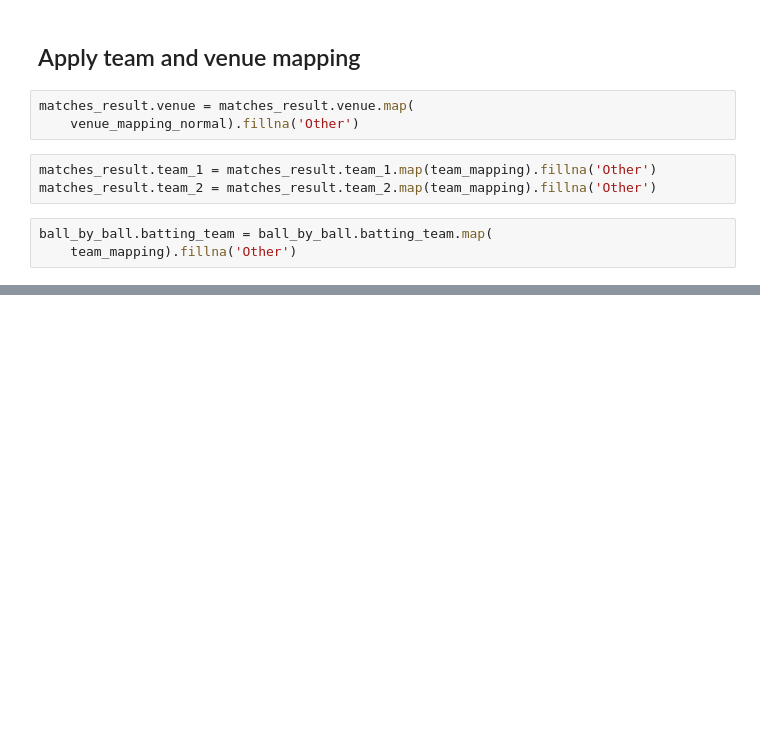
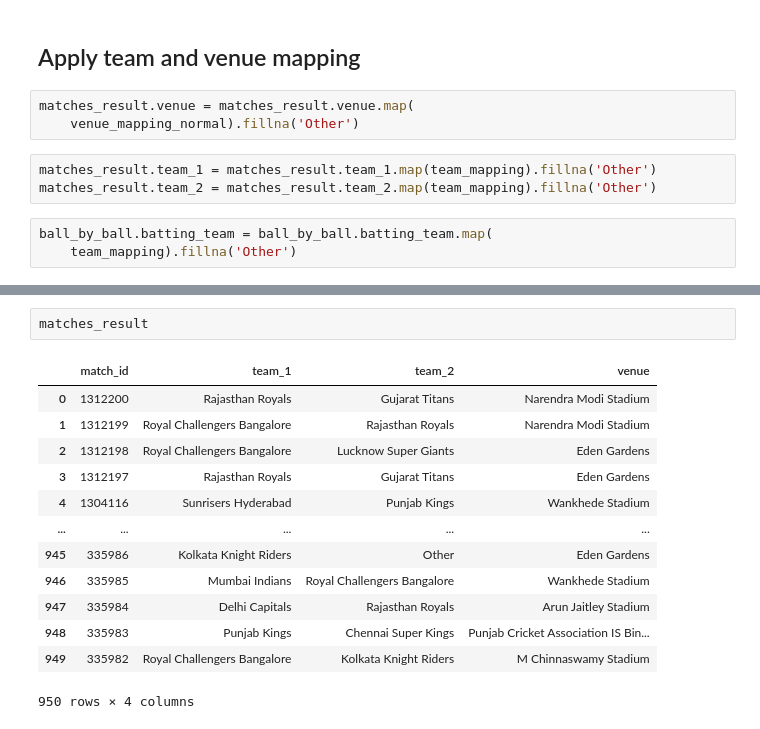
Before and after one commit to k26rahul/IPL2023-Powerplay-Score-Prediction, a Jupyter notebook: IPL2023-Powerplay-Score-Prediction.ipynb, the cells around one changed output, grey strips where cells are left out. Drawn from its saved outputs; the diff is of its cells as text; blank space fills up the shorter version.

```diff
--- a/IPL2023-Powerplay-Score-Prediction.ipynb
+++ b/IPL2023-Powerplay-Score-Prediction.ipynb
@@ -248,0 +310,16 @@ ball_by_ball.batting_team = ball_by_ball.batting_team.map(
+# %%
+matches_result
+# %% [output]
+|  | match_id | team_1 | team_2 | venue |
+| 0 | 1312200 | Rajasthan Royals | Gujarat Titans | Narendra Modi Stadium |
+| 1 | 1312199 | Royal Challengers Bangalore | Rajasthan Royals | Narendra Modi Stadium |
+| 2 | 1312198 | Royal Challengers Bangalore | Lucknow Super Giants | Eden Gardens |
+| 3 | 1312197 | Rajasthan Royals | Gujarat Titans | Eden Gardens |
+| 4 | 1304116 | Sunrisers Hyderabad | Punjab Kings | Wankhede Stadium |
+| ... | ... | ... | ... | ... |
+| 945 | 335986 | Kolkata Knight Riders | Other | Eden Gardens |
+| 946 | 335985 | Mumbai Indians | Royal Challengers Bangalore | Wankhede Stadium |
+| 947 | 335984 | Delhi Capitals | Rajasthan Royals | Arun Jaitley Stadium |
+| 948 | 335983 | Punjab Kings | Chennai Super Kings | Punjab Cricket Association IS Bin... |
+| 949 | 335982 | Royal Challengers Bangalore | Kolkata Knight Riders | M Chinnaswamy Stadium |
+950 rows × 4 columns
```
Also changed, not shown: parts of 8 cells of this notebook, 2 other files.
